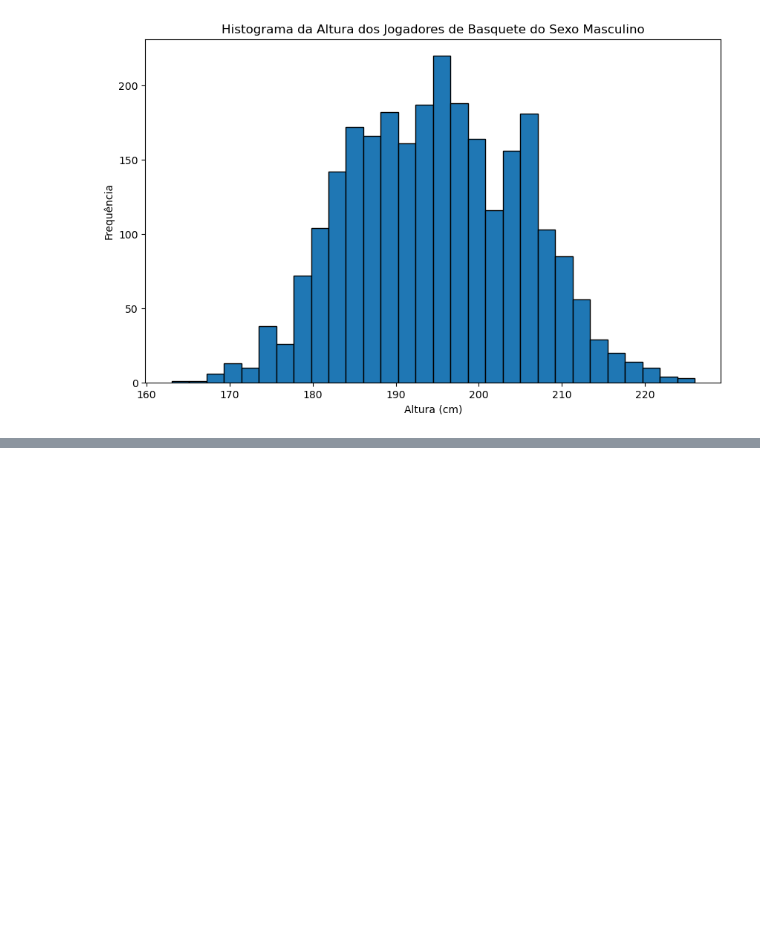
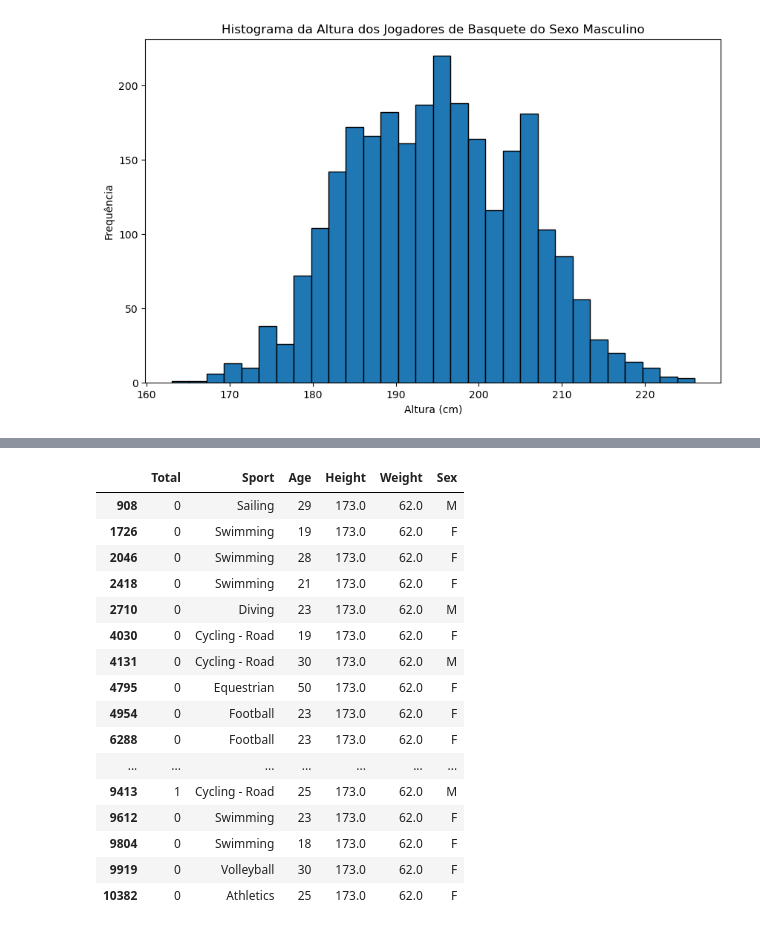
Before and after one commit to caioding/ZL-Academy-LG-, a Jupyter notebook: data-science/atv1-sport/sport.ipynb, the cells around one changed output, grey strips where cells are left out. Cells and saved outputs as stored; diff of their text form; code cells hidden in the pictures; blank space fills up the shorter version.

```diff
--- a/data-science/atv1-sport/sport.ipynb
+++ b/data-science/atv1-sport/sport.ipynb
@@ -67,0 +148,20 @@ plt.show()
+# %%
+london_data.query('Weight == 62.0 and Height == 173.0')
+# %% [output]
+|  | Total | Sport | Age | Height | Weight | Sex |
+| 908 | 0 | Sailing | 29 | 173.0 | 62.0 | M |
+| 1726 | 0 | Swimming | 19 | 173.0 | 62.0 | F |
+| 2046 | 0 | Swimming | 28 | 173.0 | 62.0 | F |
+| 2418 | 0 | Swimming | 21 | 173.0 | 62.0 | F |
+| 2710 | 0 | Diving | 23 | 173.0 | 62.0 | M |
+| 4030 | 0 | Cycling - Road | 19 | 173.0 | 62.0 | F |
+| 4131 | 0 | Cycling - Road | 30 | 173.0 | 62.0 | M |
+| 4795 | 0 | Equestrian | 50 | 173.0 | 62.0 | F |
+| 4954 | 0 | Football | 23 | 173.0 | 62.0 | F |
+| 6288 | 0 | Football | 23 | 173.0 | 62.0 | F |
+| ... | ... | ... | ... | ... | ... | ... |
+| 9413 | 1 | Cycling - Road | 25 | 173.0 | 62.0 | M |
+| 9612 | 0 | Swimming | 23 | 173.0 | 62.0 | F |
+| 9804 | 0 | Swimming | 18 | 173.0 | 62.0 | F |
+| 9919 | 0 | Volleyball | 30 | 173.0 | 62.0 | F |
+| 10382 | 0 | Athletics | 25 | 173.0 | 62.0 | F |
```
Also changed, not shown: parts of 17 cells of this notebook, 2 other files.
